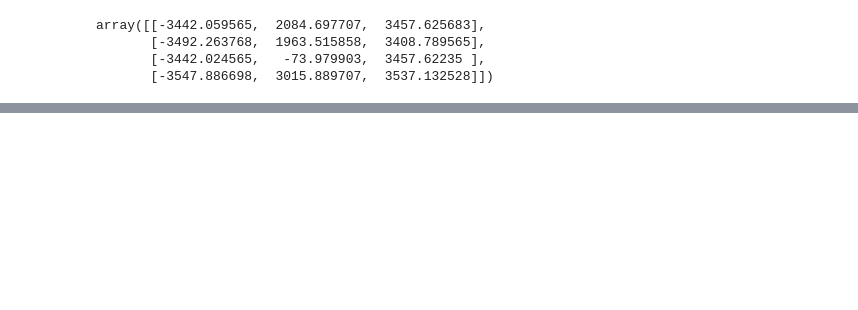
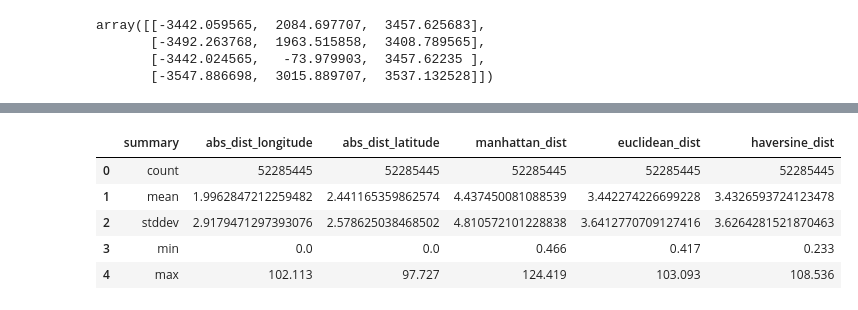
Before and after one commit to CalenDario13/NYC_Taxi, a Jupyter notebook: BDC_project.ipynb, the cells around one changed output, grey strips where cells are left out. Saved outputs shown, nothing was run; the diff lists cells and outputs as text; code cells hidden in the pictures; blank space fills up the shorter version.

```diff
--- a/BDC_project.ipynb
+++ b/BDC_project.ipynb
@@ -406,0 +423,9 @@ train = coordTransform.long_short_trip()
+# %%
+train.select('abs_dist_longitude', 'abs_dist_latitude', 'manhattan_dist', 'euclidean_dist', 'haversine_dist').describe().toPandas()
+# %% [output]
+|  | summary | abs_dist_longitude | abs_dist_latitude | manhattan_dist | euclidean_dist | haversine_dist |
+| 0 | count | 52285445 | 52285445 | 52285445 | 52285445 | 52285445 |
+| 1 | mean | 1.9962847212259482 | 2.441165359862574 | 4.437450081088539 | 3.442274226699228 | 3.4326593724123478 |
+| 2 | stddev | 2.9179471297393076 | 2.578625038468502 | 4.810572101228838 | 3.6412770709127416 | 3.6264281521870463 |
+| 3 | min | 0.0 | 0.0 | 0.466 | 0.417 | 0.233 |
+| 4 | max | 102.113 | 97.727 | 124.419 | 103.093 | 108.536 |
```
Also changed, not shown: parts of 10 cells of this notebook.
